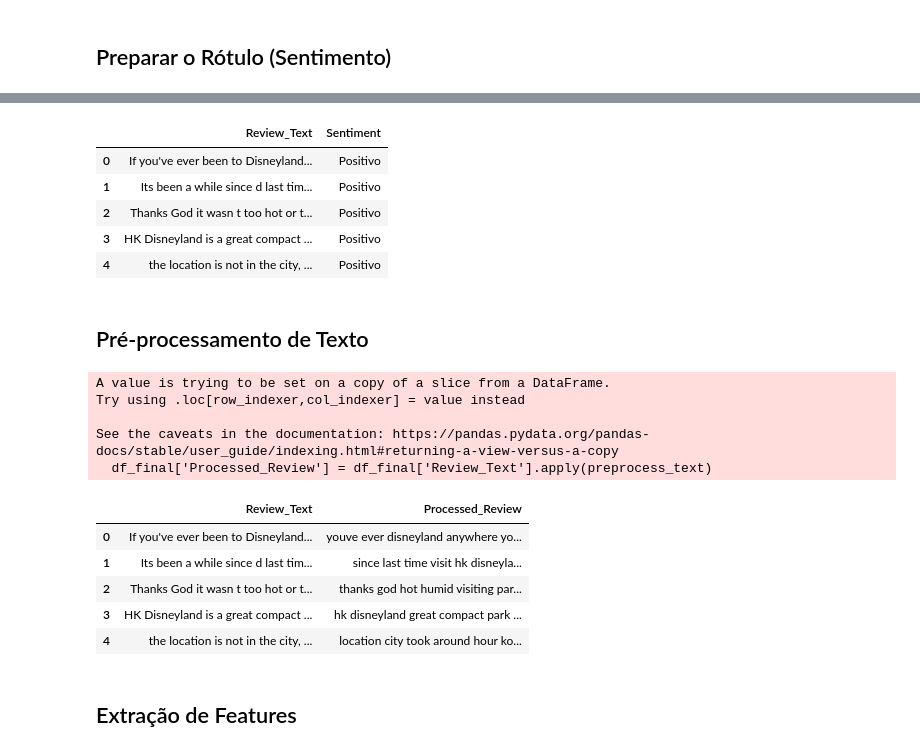
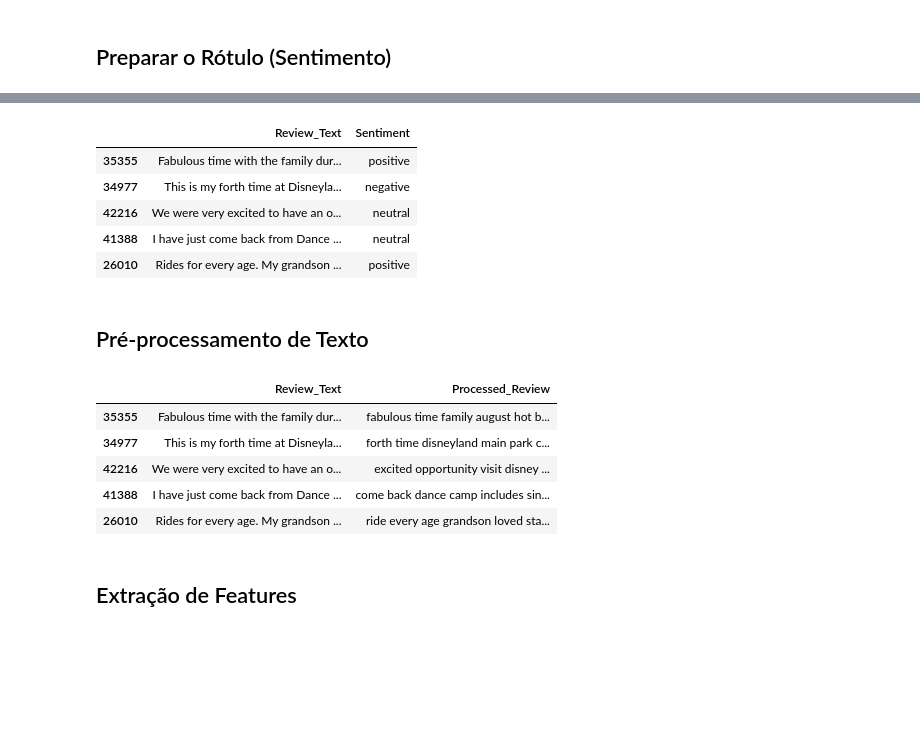
Before and after one commit to Wectornanime/analysis_disneyland_reviews, a Jupyter notebook: main.ipynb, the cells around one changed output, grey strips where cells are left out. Drawn from its saved outputs; the diff is of its cells as text; code cells hidden in the pictures; blank space fills up the shorter version.

Commit message:
pre treino

```diff
--- a/main.ipynb
+++ b/main.ipynb
@@ -71,12 +45,19 @@ True
 dataset_uri = './database/DisneylandReviews.csv'
 dataset_encoding = 'latin1'
 
-# 'bert-base-uncased' bom para inglês
-# 'distilbert-base-uncased' mais leve e mais rápido
-#  'distilbert-base-uncased-finetuned-sst-2-english'
-pre_trined_model_name = "distilbert-base-uncased"
+pre_trined_model = 'MarieAngeA13/Sentiment-Analysis-BERT'
 
-pre_trined_model = 'MarieAngeA13/Sentiment-Analysis-BERT'
+supervised_training_repetitions = 10
+
+supervised_training_models = {
+  'MLP': MLPClassifier(hidden_layer_sizes=(100), max_iter=500, random_state=42),
+  'SVM': SVC(kernel='linear', random_state=42)
+}
+
+approval_size = 0.1 # 10% para homologação
+
+# configura a seed aleatória para os modelos supervisionados
+np.random.seed(19)
 # %%
 # importa o dataset
 df = pd.read_csv(dataset_uri, encoding=dataset_encoding)
@@ -117,18 +127,18 @@ df.head()
 # %%
-# remove os sentimentos neutros
-# para facilitar o classificador
-df_final = df[df['Sentiment'] != 'Neutro'].copy()
+# separa o df para treino e testes
+
+df_treino, df_teste = train_test_split(df, test_size=approval_size, random_state=42)
 # %%
 # separa as colunas que queremos trabalhar
-df_final = df_final[['Review_Text', 'Sentiment']]
-df_final.head()
+df_treino = df_treino[['Review_Text', 'Sentiment']]
+df_treino.head()
 # %% [output]
 |  | Review_Text | Sentiment |
-| 0 | If you've ever been to Disneyland... | Positivo |
-| 1 | Its been a while since d last tim... | Positivo |
-| 2 | Thanks God it wasn t too hot or t... | Positivo |
-| 3 | HK Disneyland is a great compact ... | Positivo |
-| 4 | the location is not in the city, ... | Positivo |
+| 35355 | Fabulous time with the family dur... | positive |
+| 34977 | This is my forth time at Disneyla... | negative |
+| 42216 | We were very excited to have an o... | neutral |
+| 41388 | I have just come back from Dance ... | neutral |
+| 26010 | Rides for every age. My grandson ... | positive |
 # %% [markdown]
 ## Pré-processamento de Texto
 # %%
@@ -152,20 +162,15 @@ def preprocess_text(text):
     return ' '.join(tokens)
 # %%
 # Aplica o pré-processamento na coluna 'Review_Text'
-df_final['Processed_Review'] = df_final['Review_Text'].apply(preprocess_text)
+df_treino['Processed_Review'] = df_treino['Review_Text'].apply(preprocess_text)
 
-df_final[['Review_Text', 'Processed_Review']].head()
+df_treino[['Review_Text', 'Processed_Review']].head()
 # %% [output]
-A value is trying to be set on a copy of a slice from a DataFrame.
-Try using .loc[row_indexer,col_indexer] = value instead
-
-See the caveats in the documentation: https://pandas.pydata.org/pandas-docs/stable/user_guide/indexing.html#returning-a-view-versus-a-copy
-  df_final['Processed_Review'] = df_final['Review_Text'].apply(preprocess_text)
 |  | Review_Text | Processed_Review |
-| 0 | If you've ever been to Disneyland... | youve ever disneyland anywhere yo... |
-| 1 | Its been a while since d last tim... | since last time visit hk disneyla... |
-| 2 | Thanks God it wasn t too hot or t... | thanks god hot humid visiting par... |
-| 3 | HK Disneyland is a great compact ... | hk disneyland great compact park ... |
-| 4 | the location is not in the city, ... | location city took around hour ko... |
+| 35355 | Fabulous time with the family dur... | fabulous time family august hot b... |
+| 34977 | This is my forth time at Disneyla... | forth time disneyland main park c... |
+| 42216 | We were very excited to have an o... | excited opportunity visit disney ... |
+| 41388 | I have just come back from Dance ... | come back dance camp includes sin... |
+| 26010 | Rides for every age. My grandson ... | ride every age grandson loved sta... |
 # %% [markdown]
 ## Extração de Features
```
Also changed, not shown: parts of 41 cells of this notebook, 3 other files.
